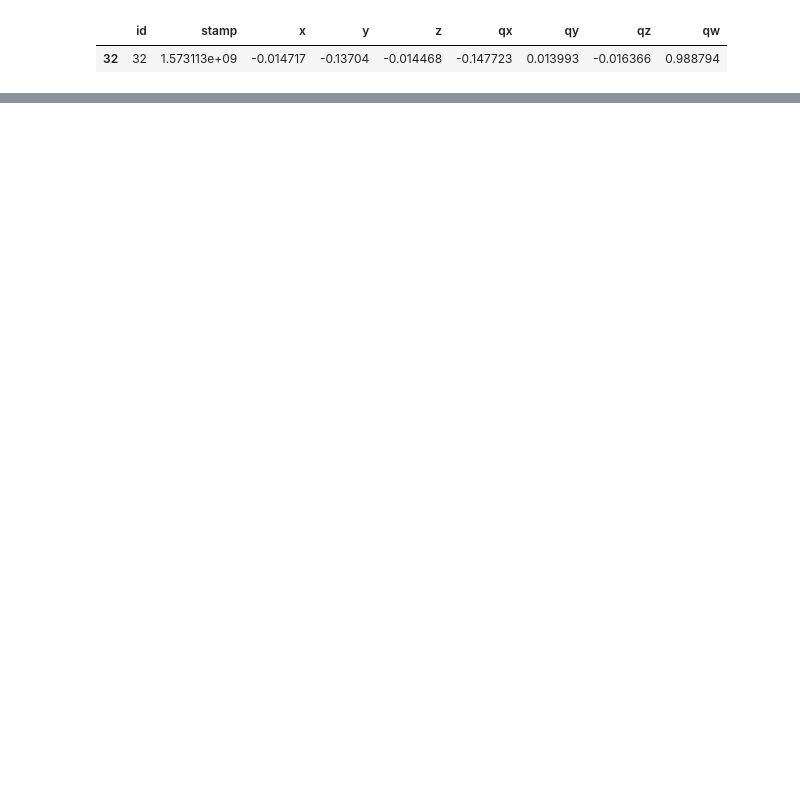
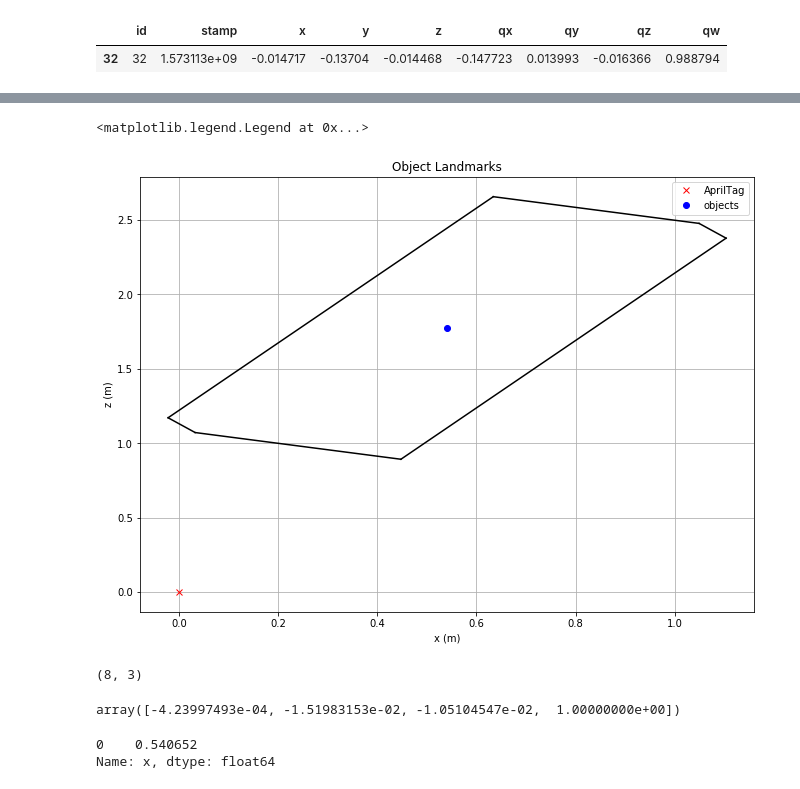
Before and after one commit to kandithws/ORB_SLAM2, a Jupyter notebook: scripts/result_sandox.ipynb, the cells around one changed output, grey strips where cells are left out. Drawn from its saved outputs; the diff is of its cells as text; code cells hidden in the pictures; blank space fills up the shorter version.

```diff
--- a/scripts/result_sandox.ipynb
+++ b/scripts/result_sandox.ipynb
@@ -72,0 +236,55 @@ keyframes
+# %%
+def build_convex_hull(obj):
+    # x,z plane on world coordinate
+    corners = _get_cuboid_corners(obj).transpose()
+    corners_w = np.matmul(obj['T'], corners)[:3, :].transpose()
+    corners2d = np.zeros((corners_w.shape[0],2))
+    corners2d[:, 0] = corners_w[:, 0]
+    corners2d[:, 1] = corners_w[:, 2]
+    hull = ConvexHull(corners2d)
+    return hull
+# %%
+## convex hull method
+
+IDX = 0
+plt.figure(figsize=(11,8))
+plt.ylabel('z (m)')
+plt.xlabel('x (m)')
+plt.title('Object Landmarks')
+plt.grid(True)
+plt.plot([Twa[3,0]], [Twa[3,2]], 'rx', label='AprilTag')
+# Draw center
+plt.plot(objects['x'][IDX], objects['z'][IDX], 'ro', color='b', label='objects')
+# Draw projected cuboid convex hull
+hull = build_convex_hull(objects.iloc[IDX])
+for simplex in hull.simplices:
+    plt.plot(corners2d[simplex, 0], corners2d[simplex, 1], 'k-')
+plt.legend()
+# %% [output]
+<matplotlib.legend.Legend at 0x...>
+[figure, added]
+# %%
+corners_w.shape
+# %% [output]
+(8, 3)
+# %%
+# Apriltag frame test
+
+plt.figure(figsize=(11,8))
+plt.ylabel('y (m)')
+plt.xlabel('x (m)')
+plt.title('Object Landmarks')
+plt.xlim((-1,1))
+plt.grid(True)
+plt.plot([Twa[3,0]], [Twa[3,2]], 'rx', label='AprilTag')
+# Draw center
+plt.plot(objects['x'][:1], objects['z'][:1], marker='rx', color='b', label='objects')
+# Draw poly
+plt.legend()
+# %% [output]
+array([-4.23997493e-04, -1.51983153e-02, -1.05104547e-02,  1.00000000e+00])
+# %%
+objects['x'][:1]
+# %% [output]
+0    0.540652
+Name: x, dtype: float64
```
Also changed, not shown: parts of 31 cells of this notebook, 1 other file.
